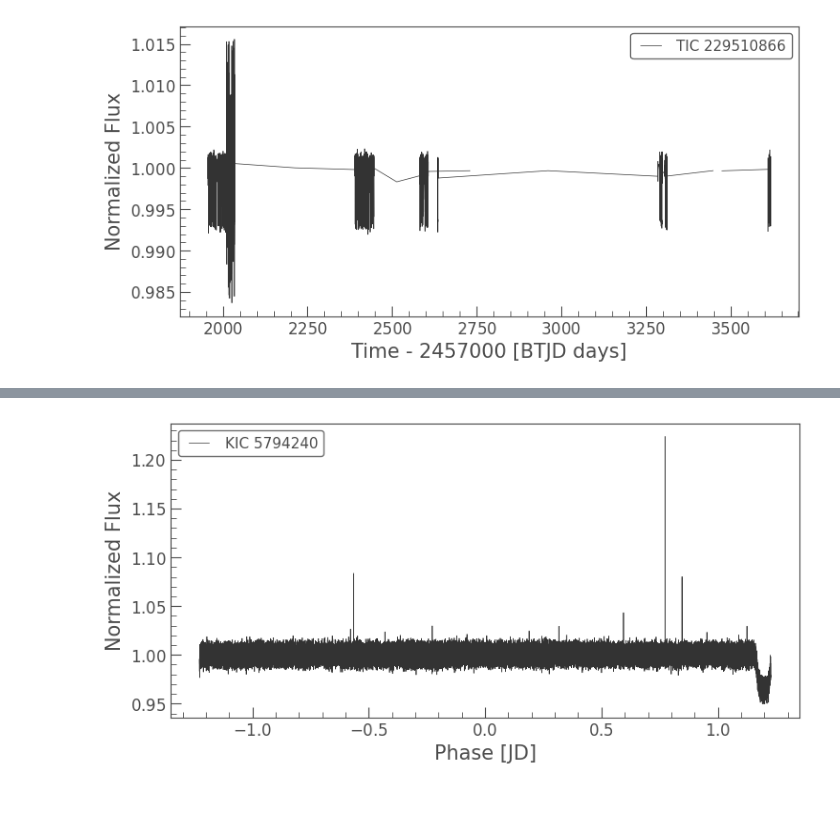
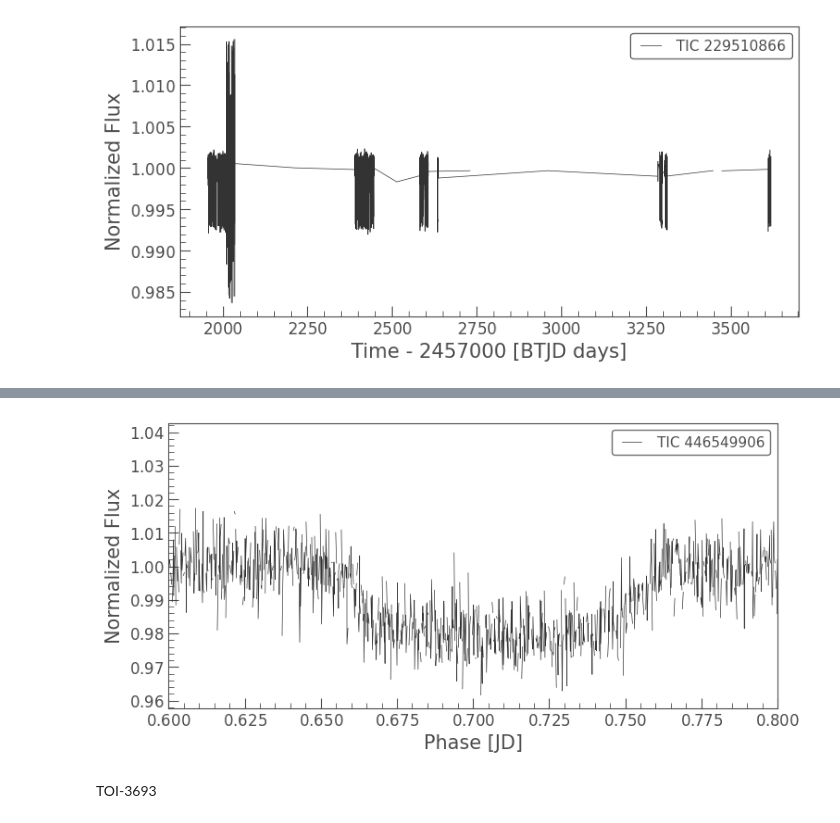
Before and after one commit to JCatton/KJRJMCMCMC, a Jupyter notebook: TransitAnalysis/TestToGetExactLC.ipynb, the cells around one changed output, grey strips where cells are left out. Saved outputs shown, nothing was run; the diff lists cells and outputs as text; code cells hidden in the pictures.

```diff
--- a/TransitAnalysis/TestToGetExactLC.ipynb
+++ b/TransitAnalysis/TestToGetExactLC.ipynb
@@ -344,0 +350,3 @@ plt.show()
+# %%
+search_result = lk.search_lightcurve("TIC 446549906", mission='TESS', author="SPOC")
+print(search_result)
@@ -344,0 +360,2 @@ plt.show()
+# %%
+kep10 = search_result[:12].download_all()
@@ -345,10 +367,13 @@ plt.show()
 # %%
 # fold it
 
-period = 		2.455239
+period = 		 2.45457
 
-folded_lc = kep10.stitch().fold(period=period)
+folded_lc = kep10.stitch()[:16000].fold(period=period)
 folded_lc.plot()
+plt.xlim(0.6,0.8)
 plt.show()
 # %% [output]
-[figure, old version]
+[figure, new version]
+# %% [markdown]
+TOI-3693
```
Also changed, not shown: parts of 18 cells of this notebook, 2 other files.
